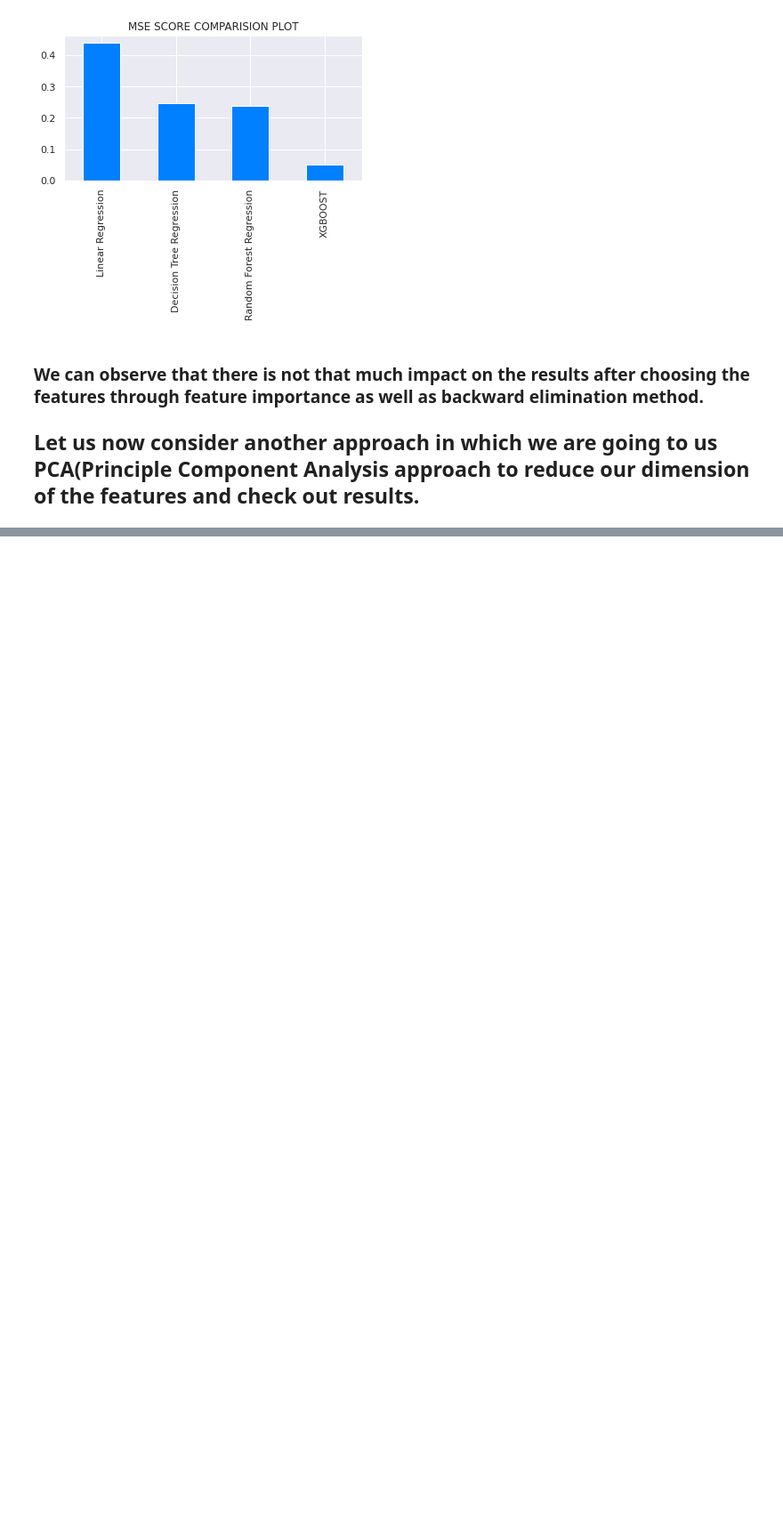
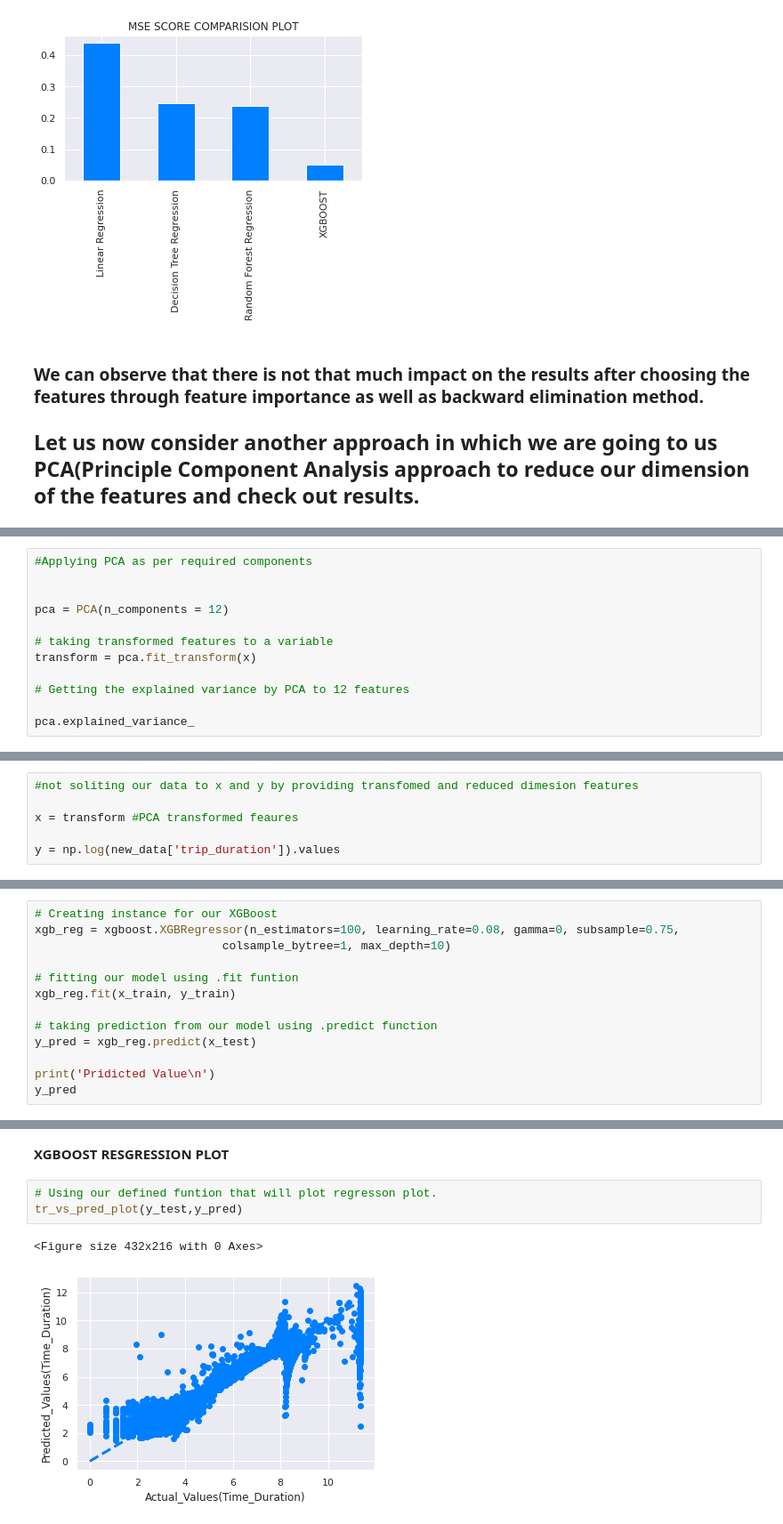
Before and after one commit to dsankush/NYC-Taxi-Trip-Time-Prediction, a Jupyter notebook: NYC_Taxi_Trip_Time_Prediction_Capstone_Project.ipynb, the cells around one changed output, grey strips where cells are left out. Shown at 89% size. Saved outputs shown, nothing was run; the diff lists cells and outputs as text; blank space fills up the shorter version.

```diff
--- a/NYC_Taxi_Trip_Time_Prediction_Capstone_Project.ipynb
+++ b/NYC_Taxi_Trip_Time_Prediction_Capstone_Project.ipynb
@@ -2097,0 +2164,12 @@ MSE_score_plot(total_output.index, total_output)
+# %%
+#Applying PCA as per required components
+
+
+pca = PCA(n_components = 12)
+
+# taking transformed features to a variable
+transform = pca.fit_transform(x)
+
+# Getting the explained variance by PCA to 12 features
+
+pca.explained_variance_
@@ -2097,0 +2185,6 @@ MSE_score_plot(total_output.index, total_output)
+# %%
+#not soliting our data to x and y by providing transfomed and reduced dimesion features
+
+x = transform #PCA transformed feaures
+
+y = np.log(new_data['trip_duration']).values
@@ -2097,0 +2224,13 @@ MSE_score_plot(total_output.index, total_output)
+# %%
+# Creating instance for our XGBoost
+xgb_reg = xgboost.XGBRegressor(n_estimators=100, learning_rate=0.08, gamma=0, subsample=0.75,
+                           colsample_bytree=1, max_depth=10)
+
+# fitting our model using .fit funtion
+xgb_reg.fit(x_train, y_train)
+
+# taking prediction from our model using .predict function
+y_pred = xgb_reg.predict(x_test)
+
+print('Pridicted Value\n')
+y_pred
@@ -2097,0 +2242,8 @@ MSE_score_plot(total_output.index, total_output)
+# %% [markdown]
+**XGBOOST RESGRESSION PLOT**
+# %%
+# Using our defined funtion that will plot regresson plot.
+tr_vs_pred_plot(y_test,y_pred)
+# %% [output]
+<Figure size 432x216 with 0 Axes>
+[figure, added]
```
Also changed, not shown: parts of 31 cells of this notebook.
